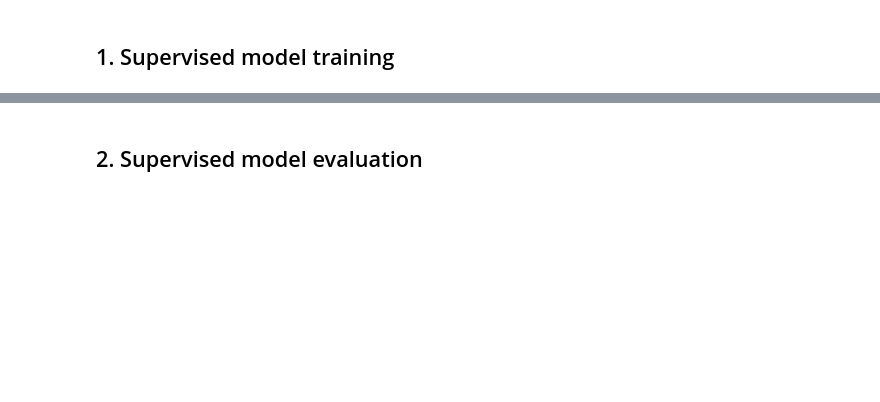
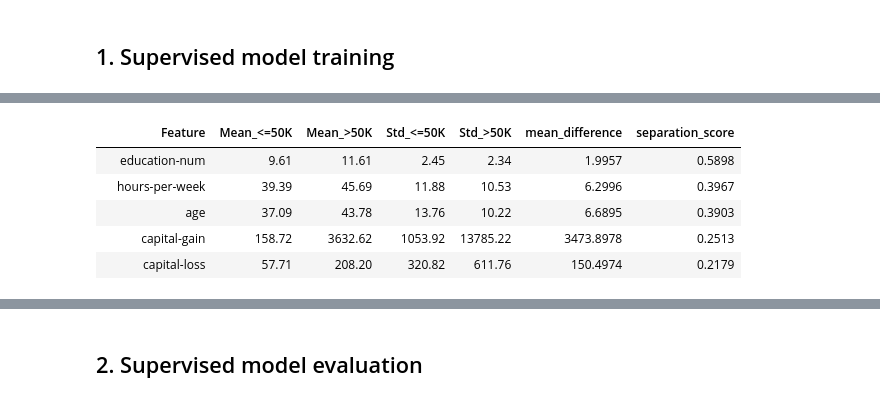
Before and after one commit to qitaoshi/Machine-Learning-Project1, a Jupyter notebook: COMP30027_2026_asst1_template.ipynb, the cells around one changed output, grey strips where cells are left out. Cells and saved outputs as stored; diff of their text form; code cells hidden in the pictures; blank space fills up the shorter version.

```diff
--- a/COMP30027_2026_asst1_template.ipynb
+++ b/COMP30027_2026_asst1_template.ipynb
@@ -239,0 +184,42 @@ Visualising the learned Gaussian likelihoods helps assess which continuous featu
+# %%
+raw = {}
+rows = []
+for feat in CONTINUOUS_FEATURES:
+    for c in model.classes_:
+        mean = model.gauss_mean_[c][feat]
+        var  = model.gauss_var_[c][feat]
+        std  = np.sqrt(var)
+        raw[(feat, c)] = {'mean': mean, 'var': var}
+        rows.append({'Feature': feat, 'Class': c,
+                     'Mean': f'{mean:.2f}', 'Std': f'{std:.2f}'})
+
+df_params = pd.DataFrame(rows).pivot(
+    index='Feature', columns='Class', values=['Mean', 'Std'])
+
+df_params.columns = [f'{stat}_{cls}' for stat, cls in df_params.columns]
+df_params.columns.name = None
+df_params = df_params.reset_index()
+
+c1, c2 = model.classes_[0], model.classes_[1]
+mean_diff, sep = [], []
+for f in df_params['Feature']:
+    m1, m2 = raw[(f, c1)]['mean'], raw[(f, c2)]['mean']
+    v1, v2 = raw[(f, c1)]['var'], raw[(f, c2)]['var']
+    d = abs(m1 - m2)
+    mean_diff.append(d)
+    sep.append(d / np.sqrt(v1 + v2))
+df_params['mean_difference'] = mean_diff
+df_params['separation_score'] = sep
+df_params = df_params.sort_values('separation_score', ascending=False)
+df_params['mean_difference'] = df_params['mean_difference'].map(lambda x: f'{x:.4f}')
+df_params['separation_score'] = df_params['separation_score'].map(lambda x: f'{x:.4f}')
+
+df_params.index = [''] * len(df_params)
+df_params
+# %% [output]
+|  | Feature | Mean_<=50K | Mean_>50K | Std_<=50K | Std_>50K | mean_difference | separation_score |
+|  | education-num | 9.61 | 11.61 | 2.45 | 2.34 | 1.9957 | 0.5898 |
+|  | hours-per-week | 39.39 | 45.69 | 11.88 | 10.53 | 6.2996 | 0.3967 |
+|  | age | 37.09 | 43.78 | 13.76 | 10.22 | 6.6895 | 0.3903 |
+|  | capital-gain | 158.72 | 3632.62 | 1053.92 | 13785.22 | 3473.8978 | 0.2513 |
+|  | capital-loss | 57.71 | 208.20 | 320.82 | 611.76 | 150.4974 | 0.2179 |
```
Also changed, not shown: parts of 15 cells of this notebook, 1 other file.
